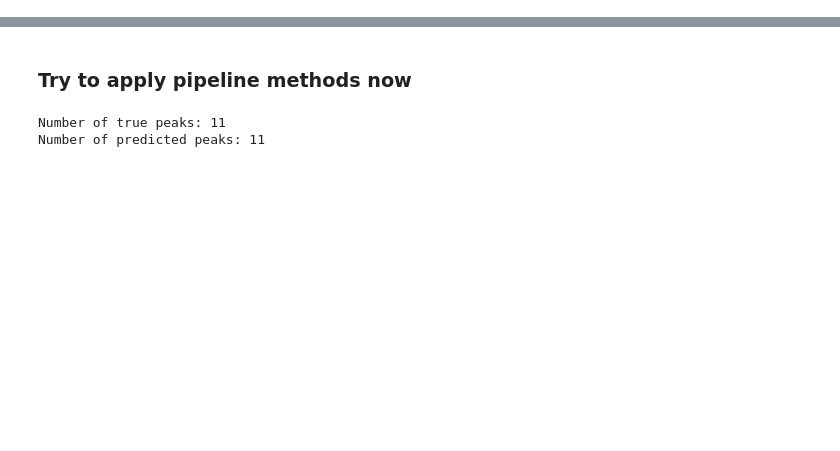
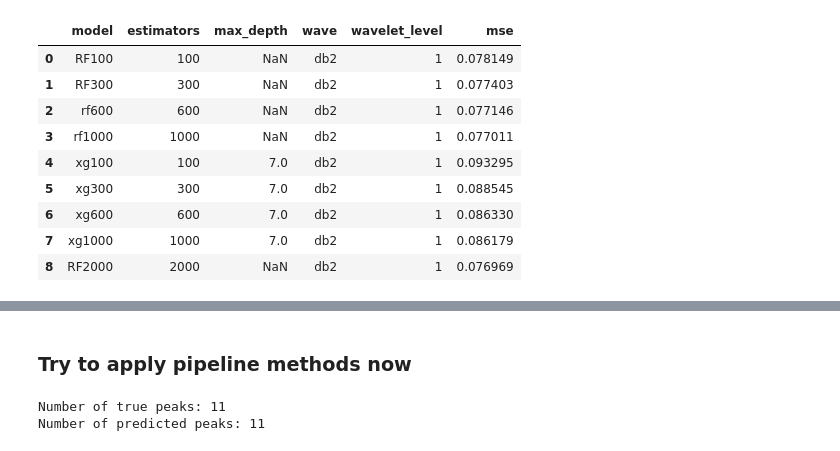
Before and after one commit to arnavpon/pydroid, a Jupyter notebook: example/android/app/src/main/python/pipeline-dev/pipeline-v1/ml.v2.ipynb, the cells around one changed output, grey strips where cells are left out. Saved outputs shown, nothing was run; the diff lists cells and outputs as text; code cells hidden in the pictures; blank space fills up the shorter version.

```diff
--- a/example/android/app/src/main/python/pipeline-dev/pipeline-v1/ml.v2.ipynb
+++ b/example/android/app/src/main/python/pipeline-dev/pipeline-v1/ml.v2.ipynb
@@ -166,0 +133,3 @@ Feature importances:   feature  importance
+# %%
+# initialize csv to track model testing results
+results = {'model': [], 'estimators': [], 'max_depth': [], 'wave': [], 'wavelet_level': [], 'mse': []}
@@ -167 +213,14 @@ Feature importances:   feature  importance
+# %%
+pd.DataFrame(results)
+# %% [output]
+|  | model | estimators | max_depth | wave | wavelet_level | mse |
+| 0 | RF100 | 100 | NaN | db2 | 1 | 0.078149 |
+| 1 | RF300 | 300 | NaN | db2 | 1 | 0.077403 |
+| 2 | rf600 | 600 | NaN | db2 | 1 | 0.077146 |
+| 3 | rf1000 | 1000 | NaN | db2 | 1 | 0.077011 |
+| 4 | xg100 | 100 | 7.0 | db2 | 1 | 0.093295 |
+| 5 | xg300 | 300 | 7.0 | db2 | 1 | 0.088545 |
+| 6 | xg600 | 600 | 7.0 | db2 | 1 | 0.086330 |
+| 7 | xg1000 | 1000 | 7.0 | db2 | 1 | 0.086179 |
+| 8 | RF2000 | 2000 | NaN | db2 | 1 | 0.076969 |
 # %%
```
Also changed, not shown: parts of 7 cells of this notebook, 2 other files.
